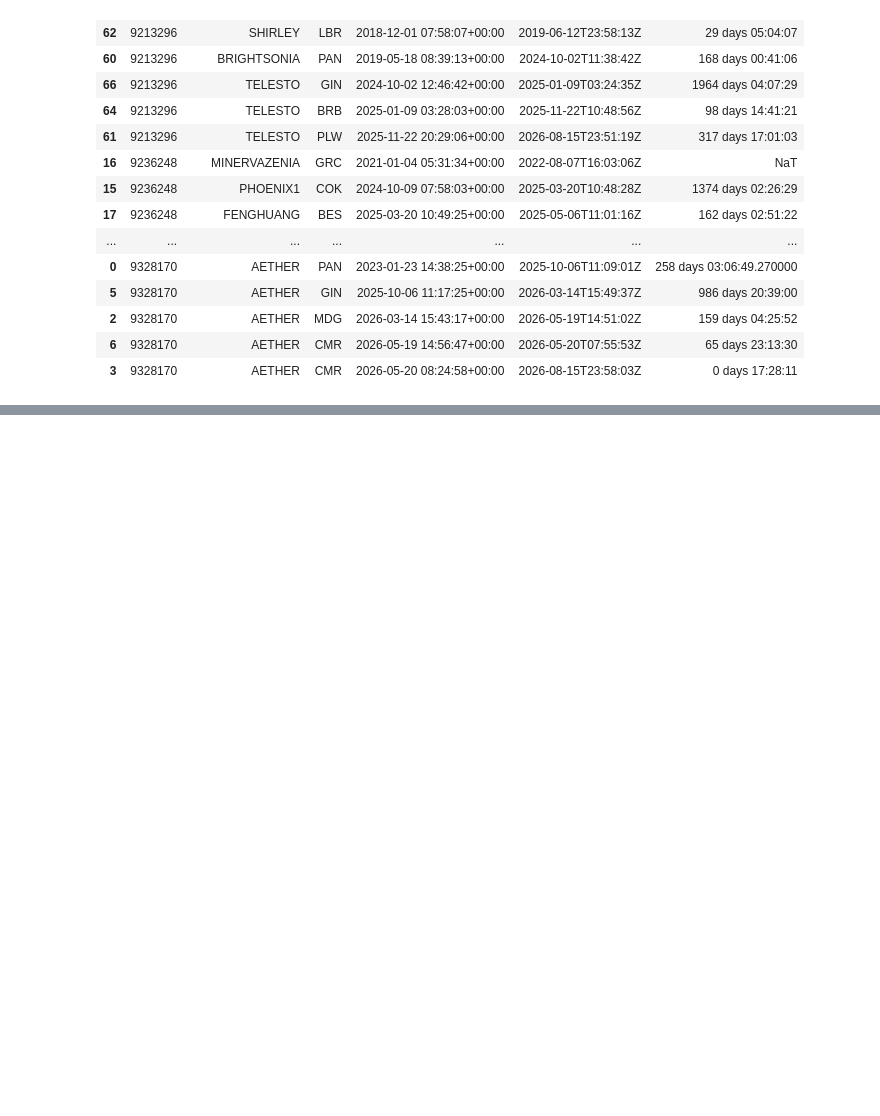
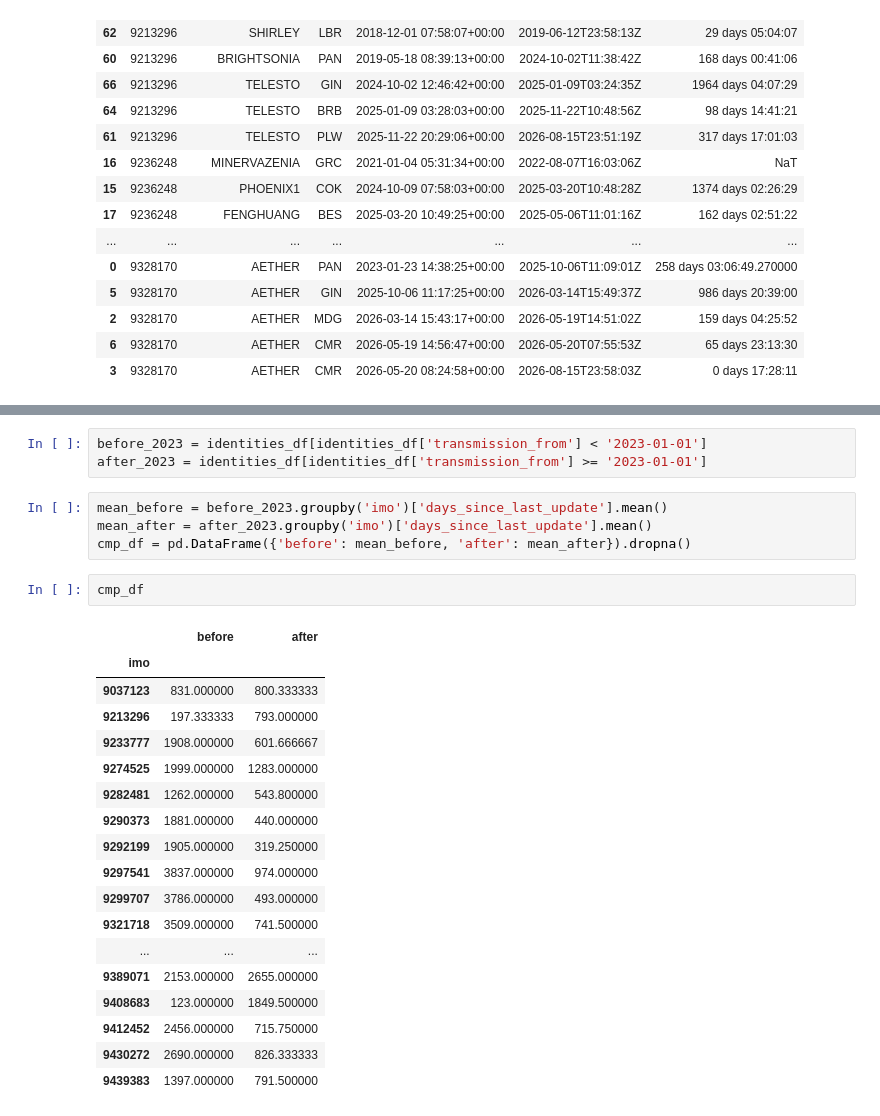
Before and after one commit to timadeyy/shadow-fleet-analysis, a Jupyter notebook: notebooks/02_flag_analysis.ipynb, the cells around one changed output, grey strips where cells are left out. Cells and saved outputs as stored; diff of their text form; blank space fills up the shorter version.

```diff
--- a/notebooks/02_flag_analysis.ipynb
+++ b/notebooks/02_flag_analysis.ipynb
@@ -71,0 +107,28 @@ timeline
+# %%
+before_2023 = identities_df[identities_df['transmission_from'] < '2023-01-01']
+after_2023 = identities_df[identities_df['transmission_from'] >= '2023-01-01']
+# %%
+mean_before = before_2023.groupby('imo')['days_since_last_update'].mean()
+mean_after = after_2023.groupby('imo')['days_since_last_update'].mean()
+cmp_df = pd.DataFrame({'before': mean_before, 'after': mean_after}).dropna()
+# %%
+cmp_df
+# %% [output]
+|  | before | after |
+| imo |  |  |
+| 9037123 | 831.000000 | 800.333333 |
+| 9213296 | 197.333333 | 793.000000 |
+| 9233777 | 1908.000000 | 601.666667 |
+| 9274525 | 1999.000000 | 1283.000000 |
+| 9282481 | 1262.000000 | 543.800000 |
+| 9290373 | 1881.000000 | 440.000000 |
+| 9292199 | 1905.000000 | 319.250000 |
+| 9297541 | 3837.000000 | 974.000000 |
+| 9299707 | 3786.000000 | 493.000000 |
+| 9321718 | 3509.000000 | 741.500000 |
+| ... | ... | ... |
+| 9389071 | 2153.000000 | 2655.000000 |
+| 9408683 | 123.000000 | 1849.500000 |
+| 9412452 | 2456.000000 | 715.750000 |
+| 9430272 | 2690.000000 | 826.333333 |
+| 9439383 | 1397.000000 | 791.500000 |
```
Also changed, not shown: parts of 7 cells of this notebook, 5 other files.
